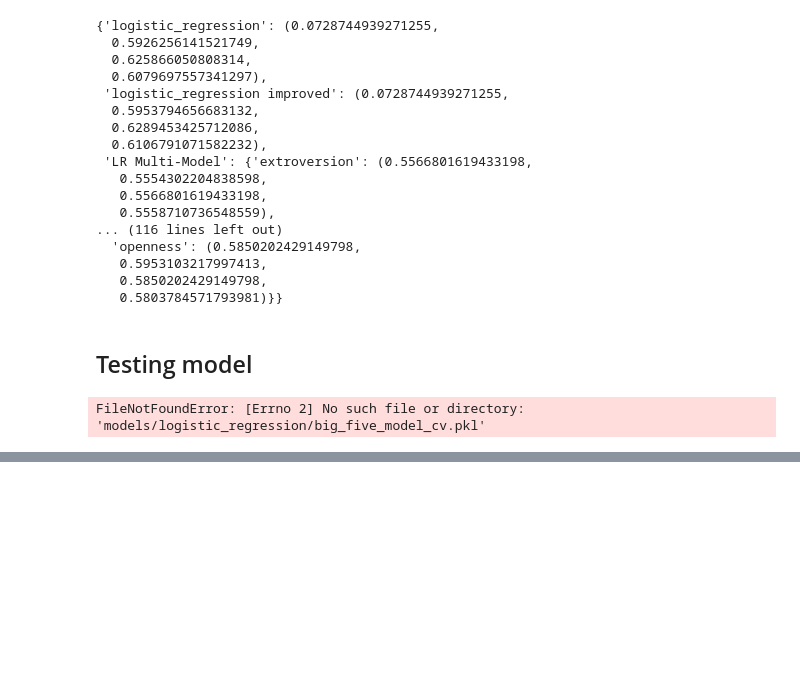
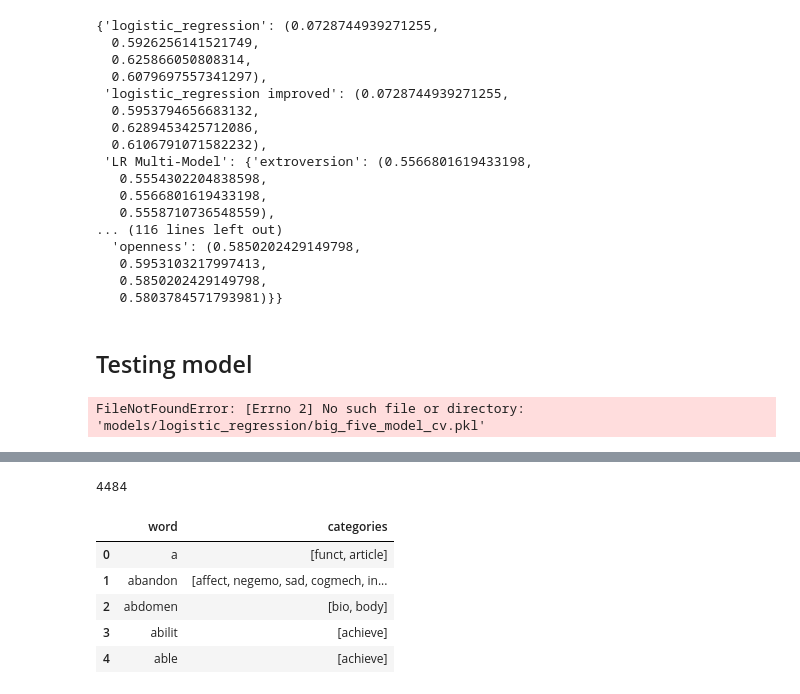
Before and after one commit to jessedoka/LCT, a Jupyter notebook: text_analysis.ipynb, the cells around one changed output, grey strips where cells are left out. Cells and saved outputs as stored; diff of their text form; code cells hidden in the pictures; blank space fills up the shorter version.

```diff
--- a/text_analysis.ipynb
+++ b/text_analysis.ipynb
@@ -541,0 +549,28 @@ FileNotFoundError: [Errno 2] No such file or directory: 'models/logistic_regress
+# %%
+# parse every word in LIWC2007_English100131.dic
+from liwc import read_dic
+from collections import defaultdict
+
+lexicon, category_names = read_dic('data/LIWC2007_English100131.dic')
+
+len(lexicon)
+# %% [output]
+4484
+# %%
+# create a dataframe to store the lexicon (word, category)
+
+liwc_lexicon = defaultdict(list)
+for word, categories in lexicon.items():
+    liwc_lexicon['word'].append(word_tokenize(word)[0])
+    liwc_lexicon['categories'].append(categories)
+
+liwc_lexicon = pd.DataFrame(liwc_lexicon)
+
+liwc_lexicon.head()
+# %% [output]
+|  | word | categories |
+| 0 | a | [funct, article] |
+| 1 | abandon | [affect, negemo, sad, cogmech, in... |
+| 2 | abdomen | [bio, body] |
+| 3 | abilit | [achieve] |
+| 4 | able | [achieve] |
```
Also changed, not shown: parts of 11 cells of this notebook.
